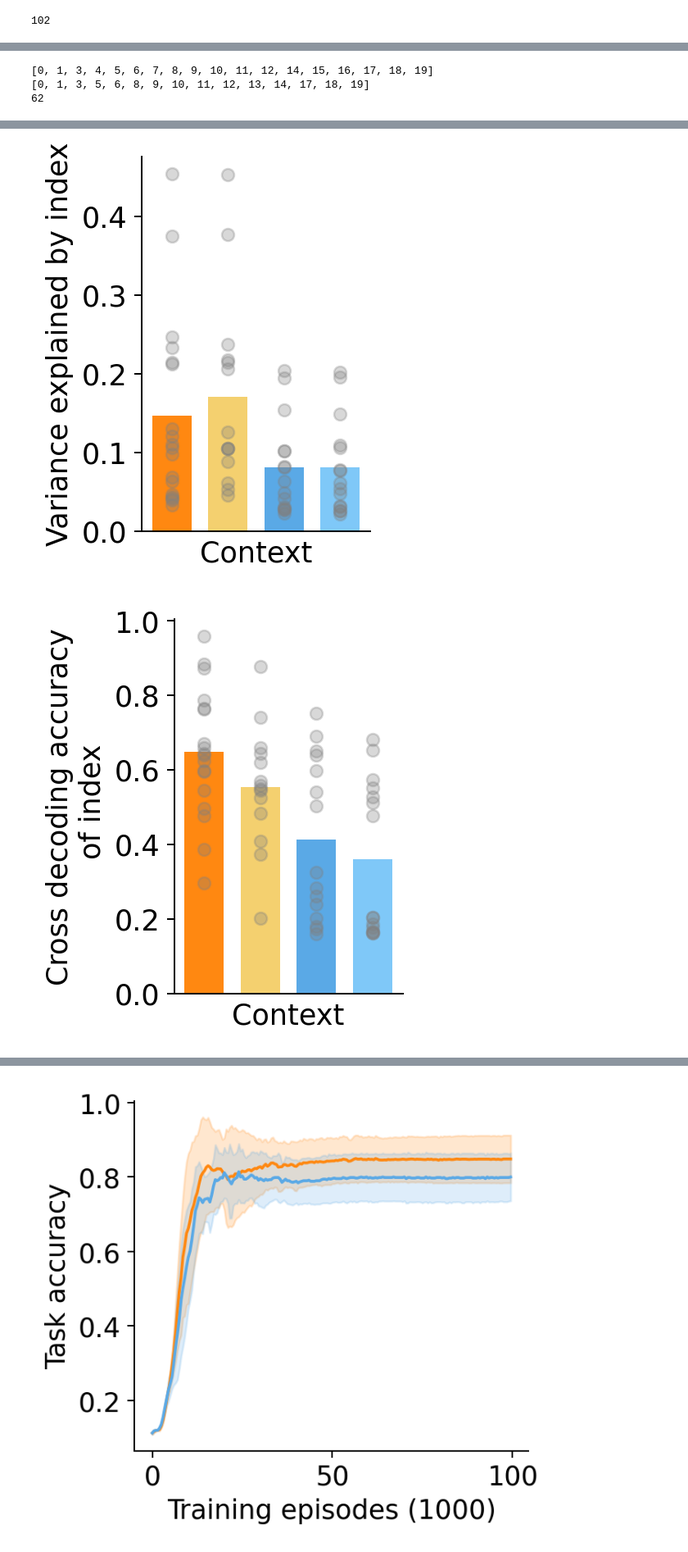
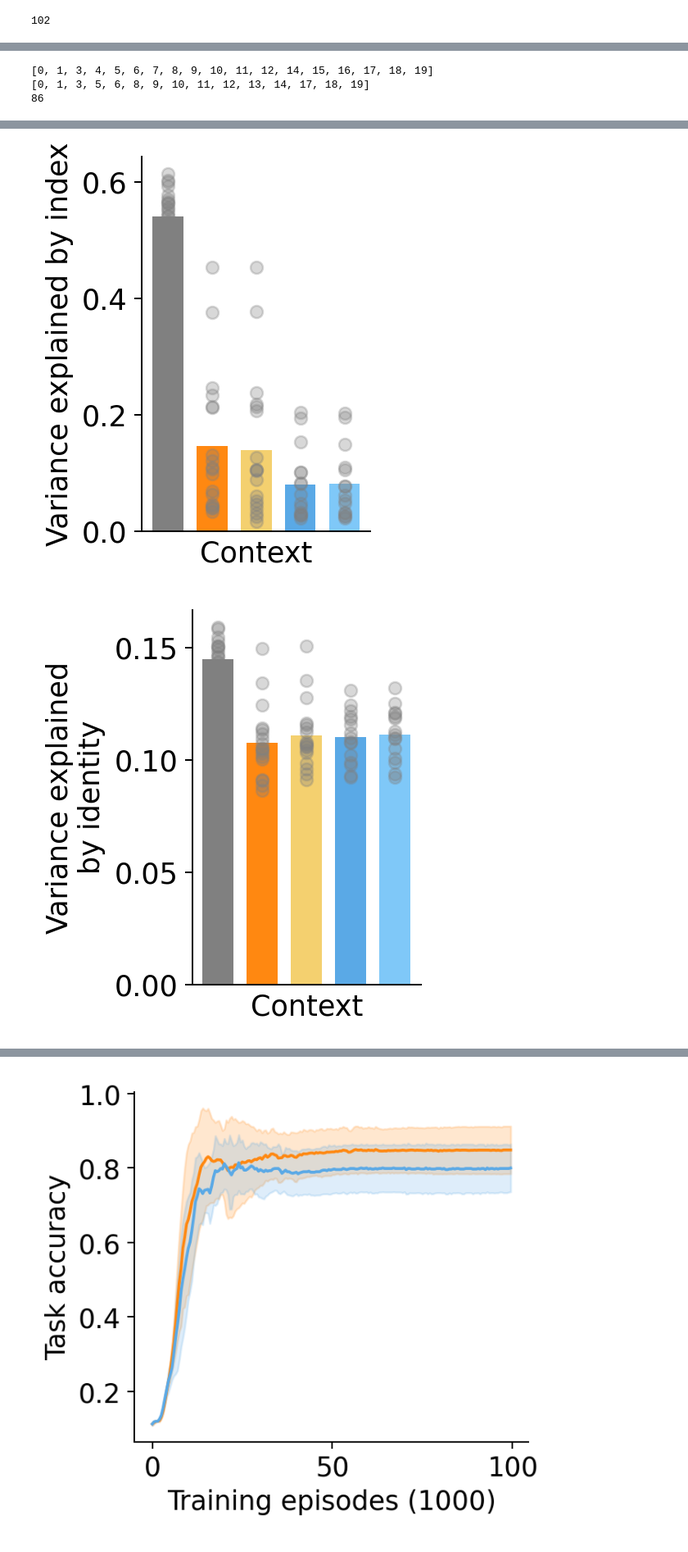
Before and after one commit to Veritaria/rnn-free-recall, a Jupyter notebook: plots_notebooks/analysis_ctx.ipynb, the cells around one changed output, grey strips where cells are left out. Shown at 82% size. Drawn from its saved outputs; the diff is of its cells as text; code cells hidden in the pictures.

```diff
--- a/plots_notebooks/analysis_ctx.ipynb
+++ b/plots_notebooks/analysis_ctx.ipynb
@@ -31,7 +31,7 @@ def load_data(path, training_data_path, model_num, exp, paramters, training_data
 
             data_single_model["accuracy"] = float(row[0])
             data_single_model["forward_asymmetry"] = float(row[1])
-            data_single_model["temporal_factor"] = float(row[2])
+            data_single_model["temporal_factor"] = float(row[2]) * 4/3
 
             classifier_data = pickle.load(open(path/"ridge_classifier_stat.pkl", "rb"))
             data_single_model["index_decoding_accuracy_encoding_phase"] = classifier_data["index_enc_acc"]
@@ -336,6 +345,25 @@ for setup_name, noise_type in zip(setup_names, noise_types):
                 data_single_model["pretrained"] = False
                 data_samediff.append(data_single_model)
 
+setup_name = "setup_gaussiannoise04_dim41_gamma09_flush09_fixed2"
+noise_type = "fixed"
+parameters = {
+    "noise_type": noise_type,
+    "seq_len": seq_len,
+    "test_noise_type": "fixed"
+}
+
+training_data_length = 200
+for i in range(20):
+    data_path = data_folder / (setup_name) / str(i)
+    training_data_path = training_curve_folder / (setup_name + "-" + str(i))
+    if os.path.exists(data_path/"contiguity_effect.csv") and os.path.exists(data_path/"cross_acc.npy"):
+        data_single_model = load_data(data_path, training_data_path, i, exp, parameters, training_data_length)
+        if data_single_model:
+            data_single_model["pretrained"] = False
+            data_samediff.append(data_single_model)
+
+
 df_samediff = pd.DataFrame(data_samediff)
 print(len(df_samediff))
 # %% [output]
@@ -346,18 +374,21 @@ print(filter_model_nums)
 filter_model_nums2 = df_samediff[(df_samediff["noise_type"] == "diff") & (df_samediff["test_noise_type"] == "diff") & (df_samediff["accuracy"] > 0.5)]["model_num"].tolist()
 print(filter_model_nums2)
 df_samediff = df_samediff[(df_samediff["noise_type"] == "same") & (df_samediff["model_num"].isin(filter_model_nums)) |
-                         (df_samediff["noise_type"] == "diff") & (df_samediff["model_num"].isin(filter_model_nums2))]
+                         (df_samediff["noise_type"] == "diff") & (df_samediff["model_num"].isin(filter_model_nums2)) |
+                         (df_samediff["noise_type"] == "fixed")]
 # df_samediff = df_samediff[df_samediff["accuracy"] > 0.5]
 print(len(df_samediff))
 
 # df_samediff["noise_type_int"] = df_samediff["noise_type"].map({"no": 0, "same": 1, "diff": 2})
-df_samediff["noise_type_int"] = df_samediff["noise_type"].map({"same": 1, "diff": 2})
-df_samediff["test_noise_type_int"] = df_samediff["test_noise_type"].map({"same": 1, "diff": 2})
-df_samediff["mark"] = (df_samediff["noise_type_int"]-1) * 2 + df_samediff["test_noise_type_int"] - 1
+df_samediff["noise_type_int"] = df_samediff["noise_type"].map({"same": 1, "diff": 2, "fixed": 0})
+df_samediff["test_noise_type_int"] = df_samediff["test_noise_type"].map({"same": 1, "diff": 2, "fixed": 0})
+df_samediff["mark"] = (df_samediff["noise_type_int"]-1).clip(lower=0) * 2 + df_samediff["test_noise_type_int"]
+# df_samediff[df_samediff["noise_type"] == "fixed"].loc[:, "mark"] = 0
+# print(df_samediff["mark"])
 # %% [output]
 [0, 1, 3, 4, 5, 6, 7, 8, 9, 10, 11, 12, 14, 15, 16, 17, 18, 19]
 [0, 1, 3, 5, 6, 8, 9, 10, 11, 12, 13, 14, 17, 18, 19]
-62
+86
 # %%
 # bar plot of each metric for each noise std
 
@@ -394,7 +425,7 @@ cross_decoding_accuracy_identity_mean_by_noise_type = df_samediff.groupby(["nois
 
 
 # colors = ["black", "tab:blue", "tab:red"]
-colors = ["#FF8811", "#F4D06F", "#5AA9E6", "#7FC8F8"]
+colors = ["grey", "#FF8811", "#F4D06F", "#5AA9E6", "#7FC8F8"]
 
 def plot_mean_scatter_bar(mean, df, df_label, y_label):
     plt.figure(figsize=(2, 3.3), dpi=180)
@@ -414,6 +445,8 @@ plot_mean_scatter_bar(accuracy_mean_by_noise_type, df_samediff, "accuracy", "Tas
 plot_mean_scatter_bar(temporal_factor_mean_by_noise_type, df_samediff, "temporal_factor", "Temporal organization score")
 plot_mean_scatter_bar(forward_asymmetry_mean_by_noise_type, df_samediff, "forward_asymmetry", "Forward asymmetry")
 plot_mean_scatter_bar(variance_explained_index_mean_by_noise_type, df_samediff, "explained_variance_index", "Variance explained by index")
-plot_mean_scatter_bar(cross_decoding_accuracy_index_mean_by_noise_type, df_samediff, "cross_decoding_accuracy_index", "Cross decoding accuracy\n of index")
+plot_mean_scatter_bar(variance_explained_identity_mean_by_noise_type, df_samediff, "explained_variance_identity", "Variance explained\nby identity")
+plot_mean_scatter_bar(cross_decoding_accuracy_index_mean_by_noise_type, df_samediff, "cross_decoding_accuracy_index", "Cross decoding accuracy\nof index")
+plot_mean_scatter_bar(cross_decoding_accuracy_identity_mean_by_noise_type, df_samediff, "cross_decoding_accuracy_identity", "Cross decoding accuracy\nof identity")
 # %% [output]
 noise_type_int  test_noise_type_int
@@ -428,2 +462,2 @@ Name: accuracy, dtype: float64
-[figure, old version]
+[figure, new version]
-[figure, old version]
+[figure, new version]
```
Also changed, not shown: parts of 13 cells of this notebook, 9 other files.
